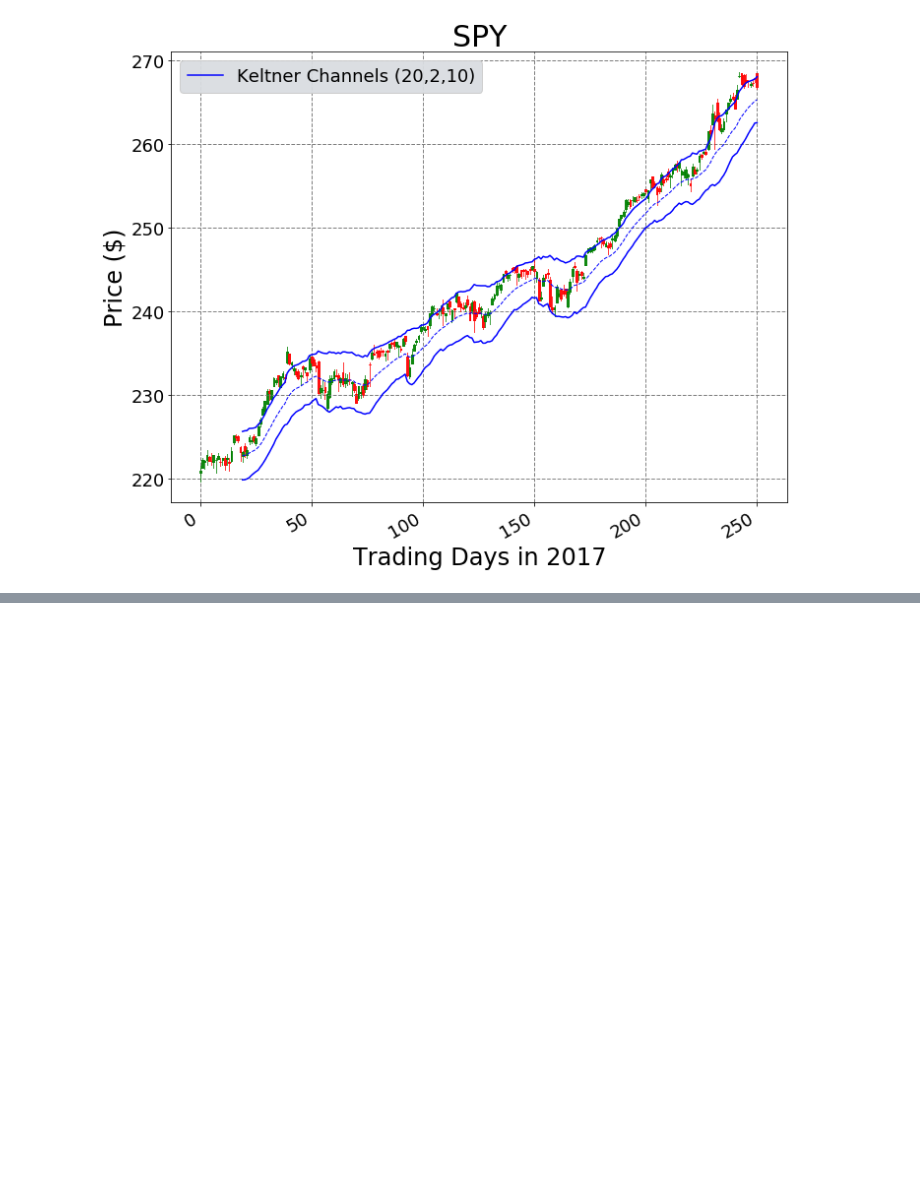
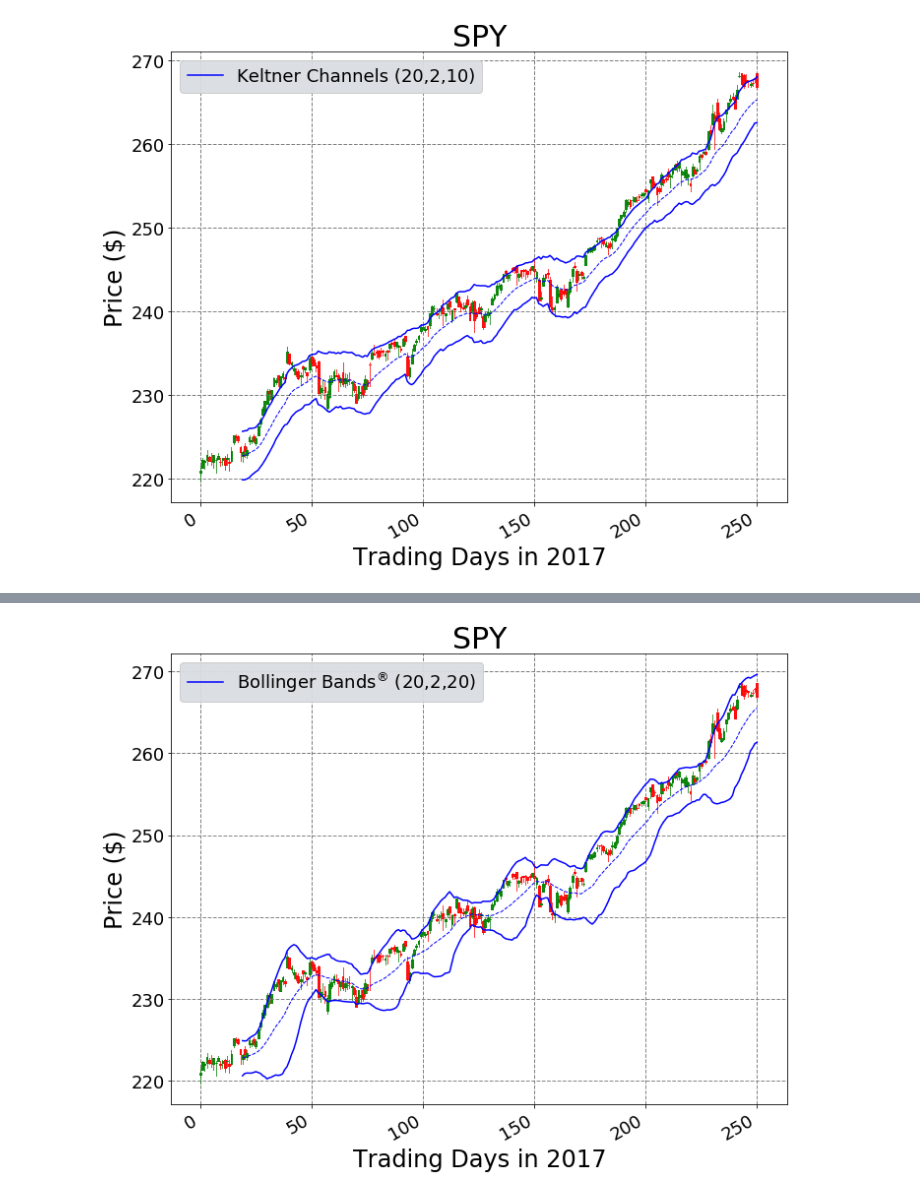
Before and after one commit to mzyates/techindicators, a Jupyter notebook: example_notebook.ipynb, the cells around one changed output, grey strips where cells are left out. Cells and saved outputs as stored; diff of their text form; code cells hidden in the pictures; blank space fills up the shorter version.

Commit message:
Added Bollinger Band calculation and plot.

```diff
--- a/example_notebook.ipynb
+++ b/example_notebook.ipynb
@@ -185,0 +190,25 @@ plt.show()
+# %%
+boll_sd = boll(sd_close,20,2.0,20) # Bollinger Bands calculated with standard parameters
+lowlb = boll_sd[0] # lower line
+cenlb = boll_sd[1] # center line
+upplb = boll_sd[2] # upper line
+# %%
+fig, ax = plt.subplots(figsize=(10,8))
+ax.set_ylabel('Price ($)')
+ax.set_xlabel('Date')
+candlestick2_ohlc(ax,sd_open,sd_high,sd_low,sd_close,width=0.8,colorup='g',colordown='r',alpha=0.75)
+ax.plot(tradedays[len(sd_dates)-len(lowlb):],lowlb,color='blue',lw=1.5,label='Bollinger Bands$^\circledR$ (20,2,20)')
+ax.plot(tradedays[len(sd_dates)-len(upplb):],upplb,color='blue',lw=1.5,label='')
+ax.plot(tradedays[len(sd_dates)-len(cenlb):],cenlb,color='blue',lw=1.0,linestyle='--',label='')
+ax.set_title(ticker,fontsize=30)
+ax.set_xlabel('Trading Days in 2017',fontsize=24)
+ax.set_ylabel('Price ($)',fontsize=24)
+ax.legend(loc='upper left', frameon=True, fancybox=True, framealpha=0.95, fontsize=18, facecolor='#D9DDE1')
+ax.grid(color='gray', linestyle='--', linewidth=1)
+plt.yticks(fontsize=18)
+plt.xticks(fontsize=18)
+fig.autofmt_xdate()
+fig.tight_layout()
+plt.show()
+# %% [output]
+[figure, added]
```
Also changed, not shown: parts of 1 cell of this notebook.
